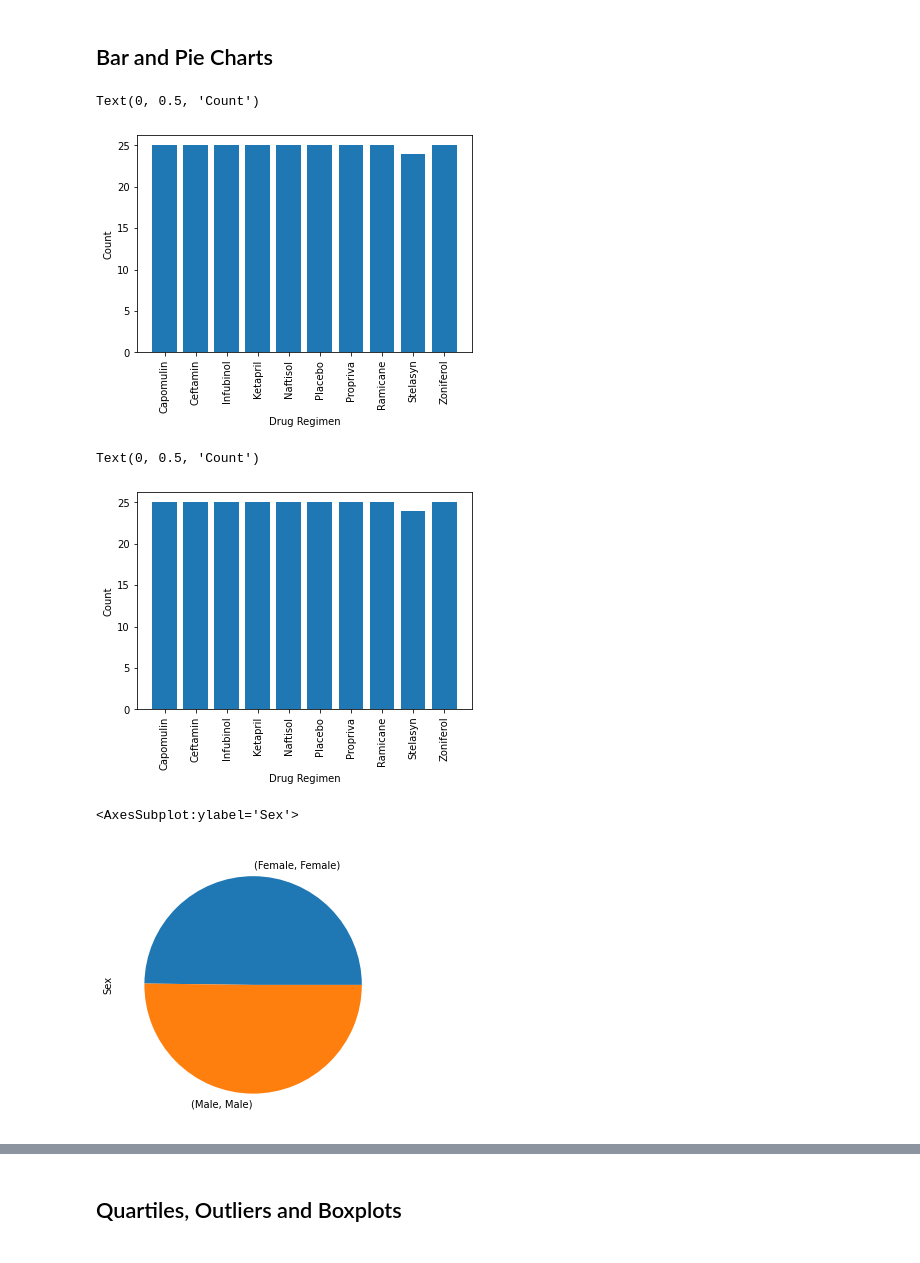
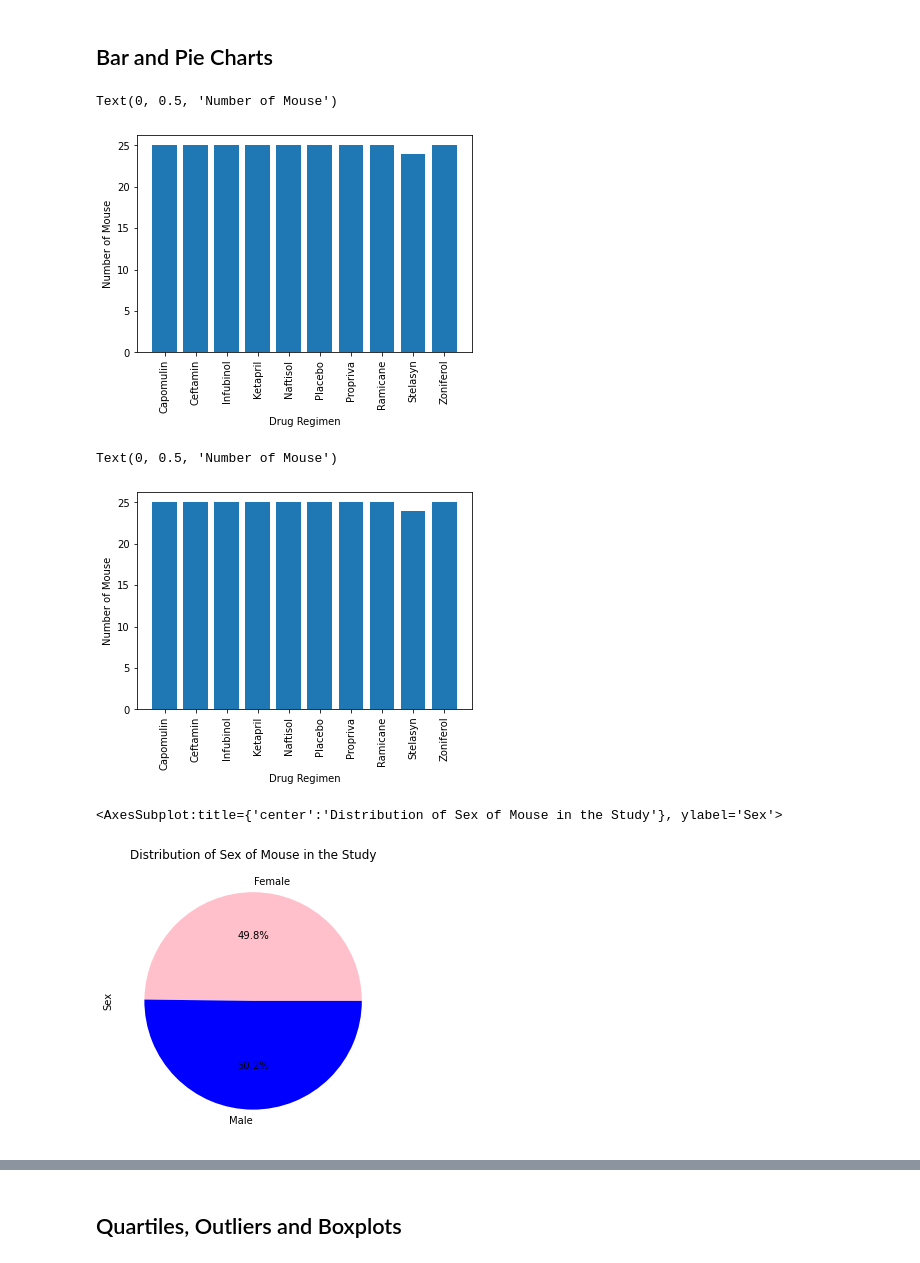
Before and after one commit to Ejwpls/matplotlib-challenge, a Jupyter notebook: Pymaceuticals/pymaceuticals_starter.ipynb, the cells around one changed output, grey strips where cells are left out. Cells and saved outputs as stored; diff of their text form; code cells hidden in the pictures.

```diff
--- a/Pymaceuticals/pymaceuticals_starter.ipynb
+++ b/Pymaceuticals/pymaceuticals_starter.ipynb
@@ -91,35 +139,30 @@ s_.plot
 
 plt.xlabel('Drug Regimen')
 plt.xticks(rotation = 90)
-plt.ylabel('Count')
+plt.ylabel('Number of Mouse')
 # %% [output]
-Text(0, 0.5, 'Count')
+Text(0, 0.5, 'Number of Mouse')
-[figure, old version]
+[figure, new version]
 # %%
 # Generate a bar plot showing the total number of mice for each treatment throughout the course of the study using pyplot.
 plt.bar(sumstats.index,sumstats[(('Tumor Volume (mm3)', 'count'))])
 plt.xlabel('Drug Regimen')
 plt.xticks(rotation = 90)
-plt.ylabel('Count')
+plt.ylabel('Number of Mouse')
 # %% [output]
-Text(0, 0.5, 'Count')
+Text(0, 0.5, 'Number of Mouse')
-[figure, old version]
+[figure, new version]
 # %%
 # Generate a pie plot showing the distribution of female versus male mice using pandas
-gender_group = mousedrug_df.groupby('Sex')
-gender_group['Sex'].count()
+gender_group = mousedrug_df.groupby(['Sex'])
+gender = gender_group['Sex']
+colors = ['Pink','Blue']
+size = gender_group['Sex'].count()
 
-gender = gender_group['Sex']
-colors = ['Blue','Pink']
-size = gender_group['Sex'].value_counts()
-
-size.plot.pie(y = 'Sex', figsize=(5,5))
-
-#gender_group.plot()
-
-#plt.pie(mousedrug_df['Gender'],)
+#Plot using Pandas
+size.plot.pie(y = 'Sex', figsize=(5,5), autopct="%1.1f%%", colors = colors, title = 'Distribution of Sex of Mouse in the Study')
 # %% [output]
-<AxesSubplot:ylabel='Sex'>
+<AxesSubplot:title={'center':'Distribution of Sex of Mouse in the Study'}, ylabel='Sex'>
-[figure, old version]
+[figure, new version]
 # %%
 # Generate a pie plot showing the distribution of female versus male mice using pyplot
```
Also changed, not shown: parts of 16 cells of this notebook.
